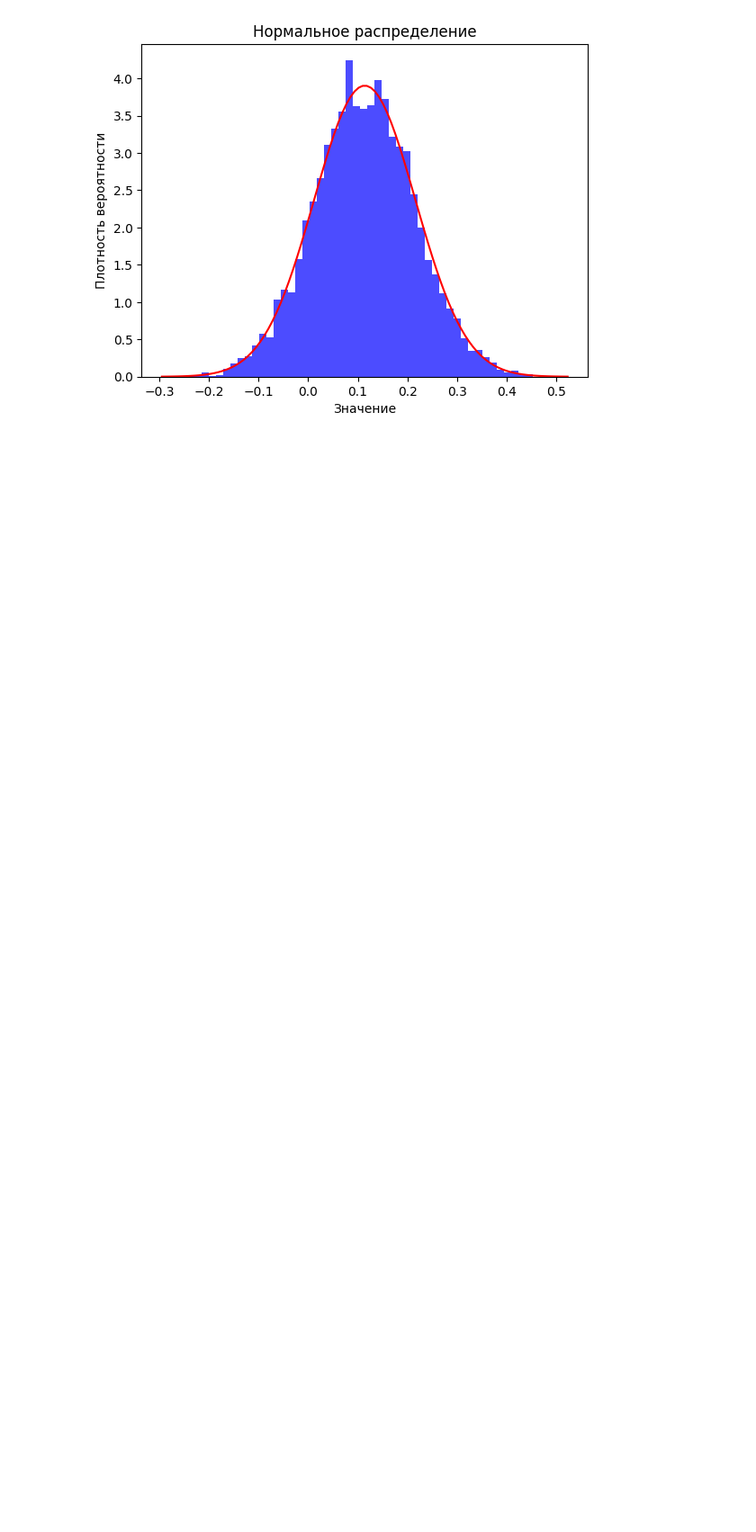
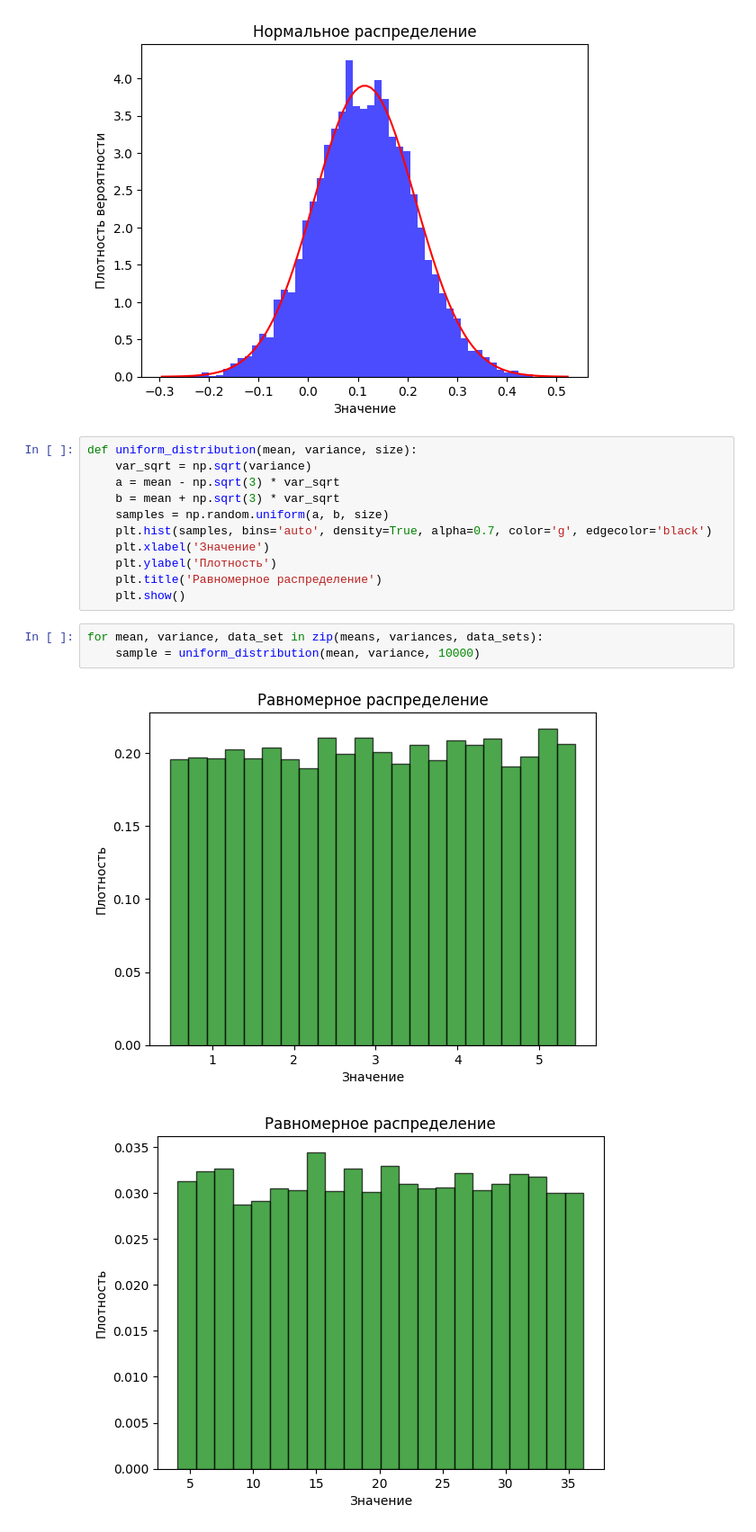
Before and after one commit to ALFecki/matstat, a Jupyter notebook: lab-1/lab1.ipynb, the cells around one changed output. Shown at 90% size. Drawn from its saved outputs; the diff is of its cells as text; blank space fills up the shorter version.

```diff
--- a/lab-1/lab1.ipynb
+++ b/lab-1/lab1.ipynb
@@ -194,3 +200,20 @@ for mean, variance, data_set in zip(means, variances, data_sets):
 [figure]
 [figure]
 [figure]
+# %%
+def uniform_distribution(mean, variance, size):
+    var_sqrt = np.sqrt(variance)
+    a = mean - np.sqrt(3) * var_sqrt
+    b = mean + np.sqrt(3) * var_sqrt
+    samples = np.random.uniform(a, b, size)
+    plt.hist(samples, bins='auto', density=True, alpha=0.7, color='g', edgecolor='black')
+    plt.xlabel('Значение')
+    plt.ylabel('Плотность')
+    plt.title('Равномерное распределение')
+    plt.show()
+# %%
+for mean, variance, data_set in zip(means, variances, data_sets):
+    sample = uniform_distribution(mean, variance, 10000)
+# %% [output]
+[figure, added]
+[figure, added]
```
Also changed, not shown: parts of 5 cells of this notebook.
